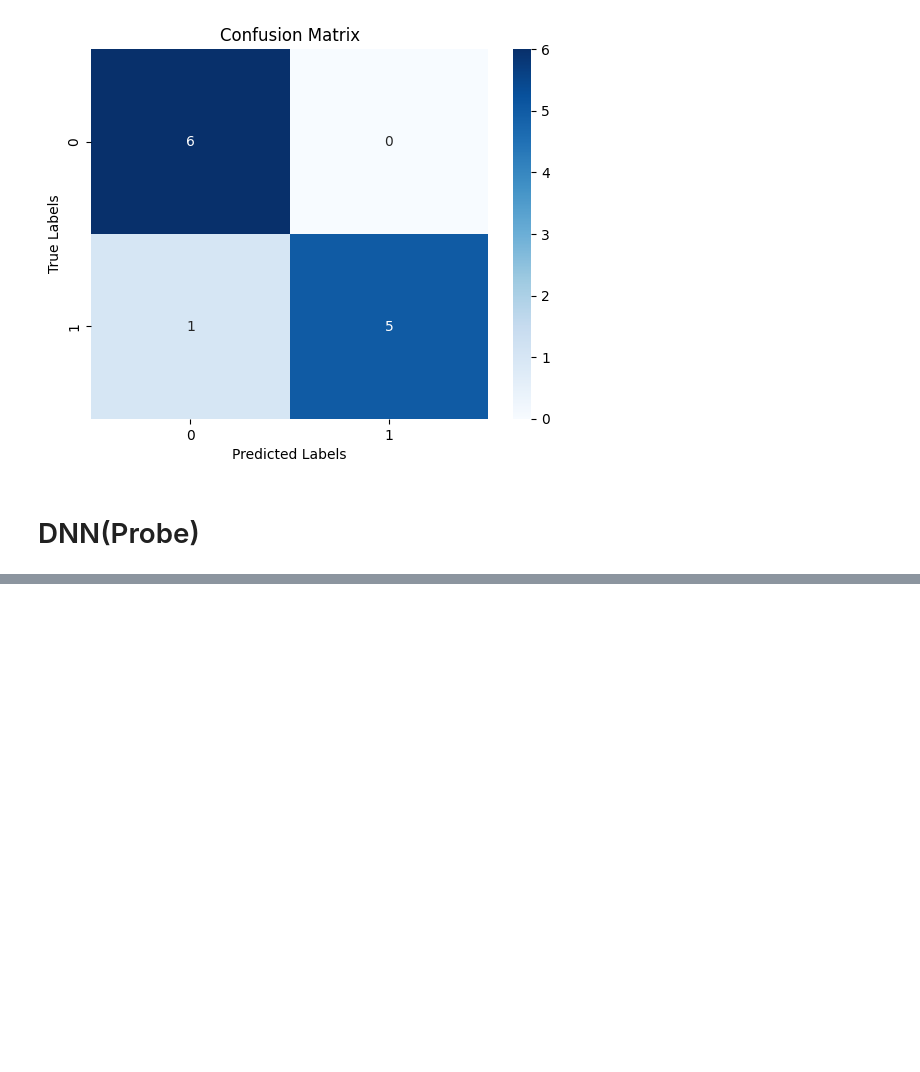
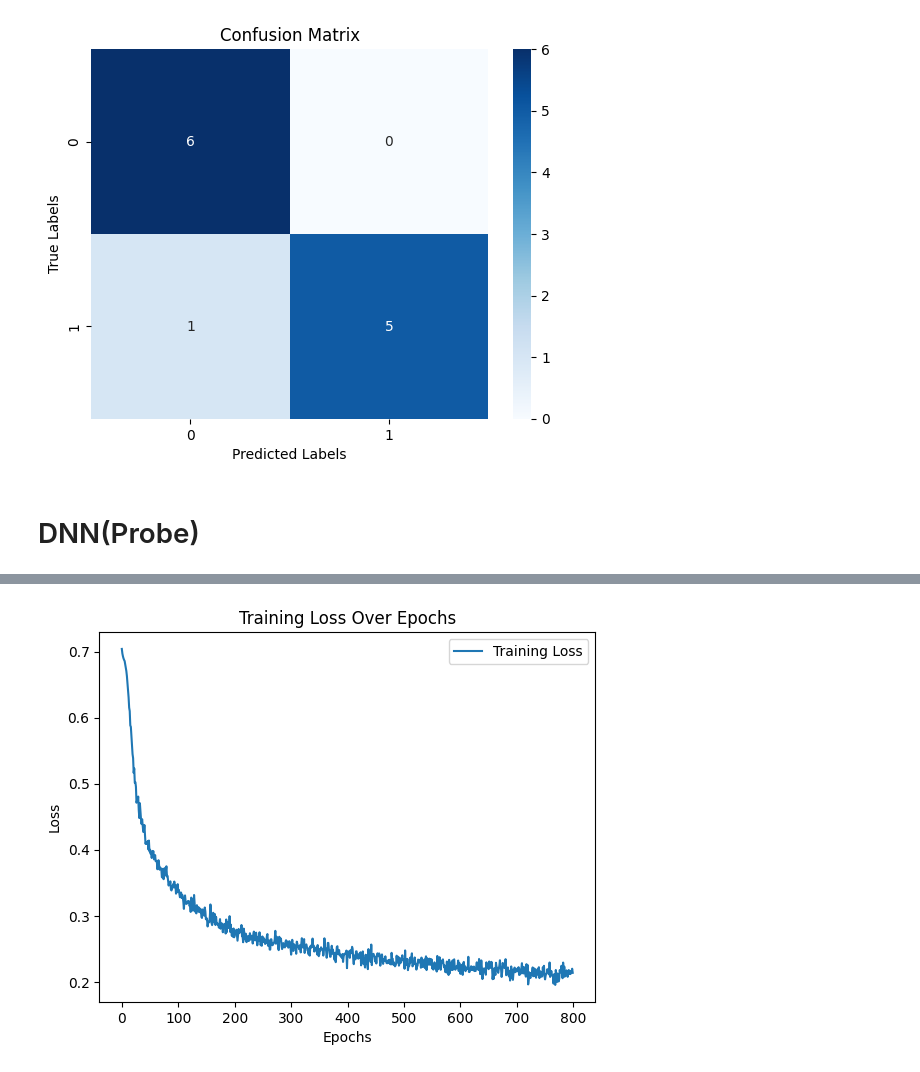
Before and after one commit to lee191/LSTM, a Jupyter notebook: DNN_MODEL.ipynb, the cells around one changed output, grey strips where cells are left out. Saved outputs shown, nothing was run; the diff lists cells and outputs as text; code cells hidden in the pictures; blank space fills up the shorter version.

```diff
--- a/DNN_MODEL.ipynb
+++ b/DNN_MODEL.ipynb
@@ -606,0 +622,98 @@ Epoch 100/100
+# %%
+import pandas as pd
+import numpy as np
+import sklearn
+from keras.models import Sequential
+from keras.layers import Dense, Dropout
+from sklearn.preprocessing import MinMaxScaler
+from imblearn.under_sampling import RandomUnderSampler, NearMiss
+from sklearn.model_selection import train_test_split
+from keras.optimizers import Adam
+from keras.callbacks import EarlyStopping, ModelCheckpoint
+import seaborn as sns
+from sklearn.metrics import confusion_matrix
+import matplotlib.pyplot as plt
+
+# 소수점 9자리까지 표시
+pd.options.display.float_format = '{:.9f}'.format
+
+# df_r2l.csv 파일을 읽어옵니다.
+df_r2l = pd.read_csv("/content/drive/MyDrive/attack_name_data/df_r2l.csv")
+
+# 'label' 열을 제외한 데이터를 r2l_loX로 지정합니다.
+r2l_loX = df_r2l.drop(['label'], axis=1)
+
+# 'label' 열을 r2lY로 지정합니다.
+r2lY = df_r2l['label']
+
+# MinMaxScaler를 사용하여 데이터를 스케일링합니다.
+scaler = sklearn.preprocessing.MinMaxScaler()
+np_scaled = scaler.fit_transform(r2l_loX)
+r2lX = pd.DataFrame(np_scaled, columns=r2l_loX.columns)
+
+# 언더샘플링을 NearMiss로 변경
+rus = NearMiss()
+dfrus_X, dfrus_Y = rus.fit_resample(r2lX, r2lY)
+dfrus_X = pd.DataFrame(dfrus_X, columns=r2lX.columns)
+
+# 훈련 및 테스트 데이터로 분할합니다.
+X_train, X_test, y_train, y_test = train_test_split(dfrus_X, dfrus_Y, test_size=0.2, random_state=2022)
+
+# DNN 모델 생성
+model = Sequential()
+model.add(Dense(16, activation='relu', input_dim=22))
+model.add(Dropout(0.1))
+model.add(Dense(8, activation='relu'))
+model.add(Dropout(0.1))
+model.add(Dense(4, activation='relu'))
+model.add(Dense(1, activation='sigmoid'))
+
+# 모델 컴파일
+model.compile(loss='binary_crossentropy', optimizer=Adam(learning_rate=0.001), metrics=['accuracy'])
+
+# # EarlyStopping 콜백 설정
+# early_stopping = EarlyStopping(monitor='val_loss', patience=30, restore_best_weights=True)
+
+# # ModelCheckpoint 콜백 설정
+# model_checkpoint = ModelCheckpoint('/content/drive/MyDrive/DNN_Model/DNN_r2l_best.h5', save_best_only=True)
+
+# 모델 훈련
+history = model.fit(X_train, y_train, epochs=800, batch_size=64, validation_data=(X_test, y_test))
+
+# 테스트셋 평가
+scores = model.evaluate(X_test, y_test)
+print(scores)
+
+# 모델 저장
+model.save('/content/drive/MyDrive/DNN_Model/DNN_r2l.h5')
+
+# 손실 및 정확도 그래프
+plt.plot(history.history['loss'], label='Training Loss')
+plt.title('Training Loss Over Epochs')
+plt.xlabel('Epochs')
+plt.ylabel('Loss')
+plt.legend()
+plt.show()
+
+plt.plot(history.history['accuracy'], label='Training Accuracy')
+plt.title('Training Accuracy Over Epochs')
+plt.xlabel('Epochs')
+plt.ylabel('Accuracy')
+plt.legend()
+plt.show()
+
+# 테스트 데이터에 대한 예측 확률
+y_pred_prob = model.predict(X_test)
+
+# 확률을 클래스로 변환 (임계값은 예시로 0.5)
+threshold = 0.5
+y_pred = np.where(y_pred_prob > threshold, 1, 0)
+
+# 혼동 행렬을 시각화
+cm = confusion_matrix(y_test, y_pred)
+sns.heatmap(cm, annot=True, fmt='g', cmap='Blues')
+plt.title('Confusion Matrix')
+plt.xlabel('Predicted Labels')
+plt.ylabel('True Labels')
+plt.show()
+# %% [output]
@@ -606,0 +737 @@ Epoch 100/100
+[figure, added]
```
Also changed, not shown: parts of 12 cells of this notebook.
